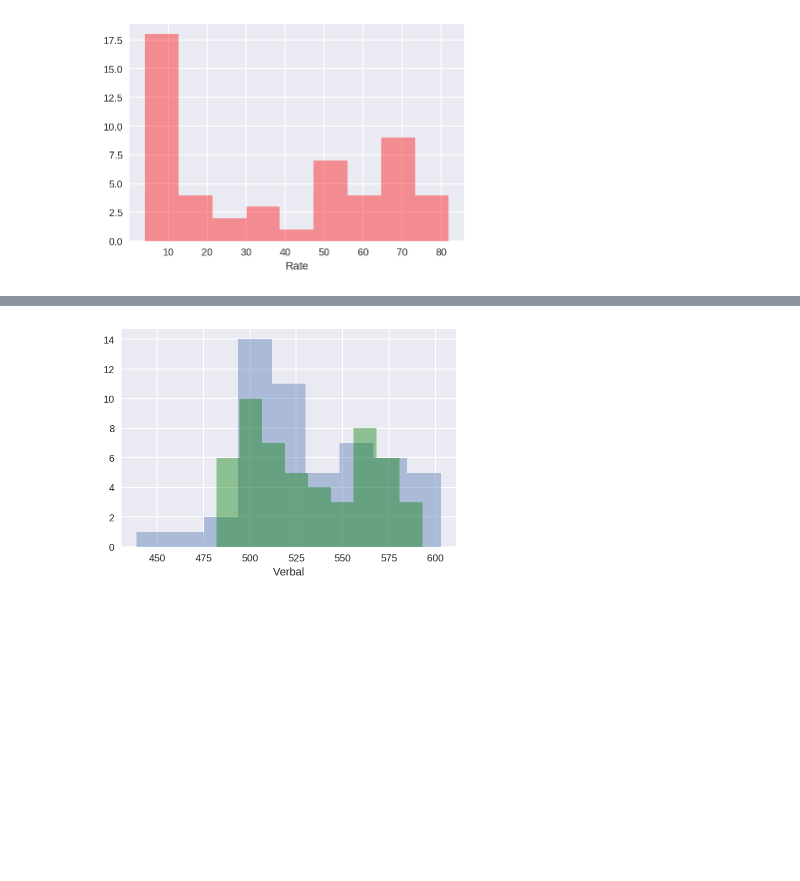
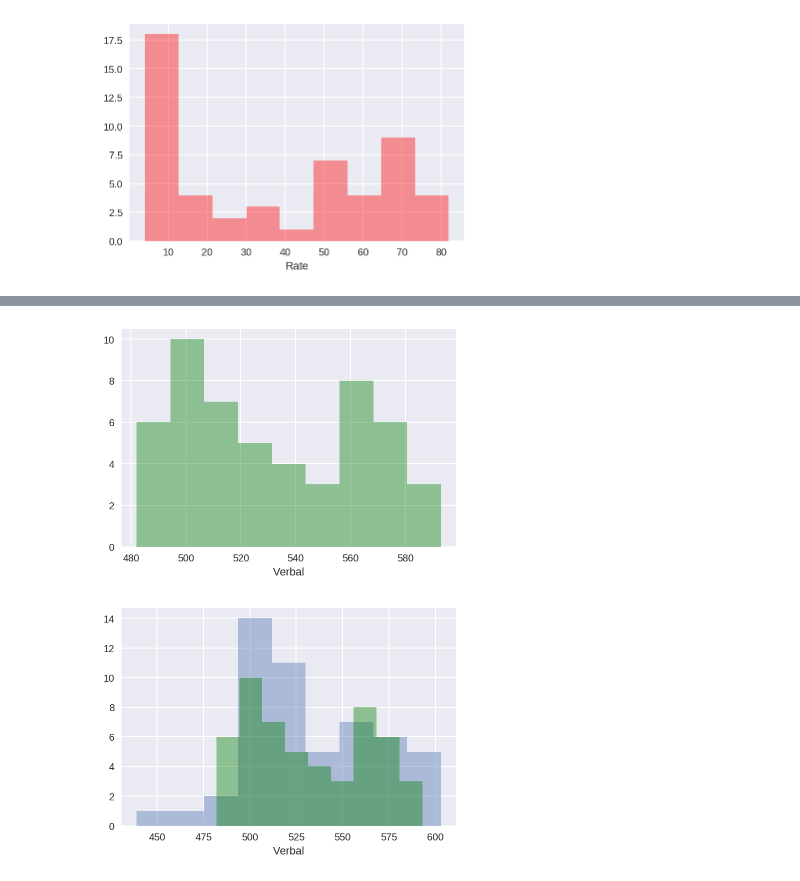
Before and after one commit to godsylla/Civic-Data-Analysis, a Jupyter notebook: project-02-v2-starter-code.ipynb, the cells around one changed output, grey strips where cells are left out. Cells and saved outputs as stored; diff of their text form; code cells hidden in the pictures; blank space fills up the shorter version.

```diff
--- a/project-02-v2-starter-code.ipynb
+++ b/project-02-v2-starter-code.ipynb
@@ -325,3 +330,10 @@ plt.show()
+# %%
+sns.distplot(scores_pd_df['Verbal'], kde=False, bins=9, color ='g')
+plt.show()
+# people generally score better in Verbbal than in Math
+# lowest score in Verbal is 482, while in Math, it's < 450 per the distribution plot above
+# %% [output]
+[figure, added]
 # %%
 sns.distplot(scores_pd_df['Math'], kde=False, bins=9)
 sns.distplot(scores_pd_df['Verbal'], kde=False, bins=9, color='g')
```
Also changed, not shown: parts of 12 cells of this notebook.
